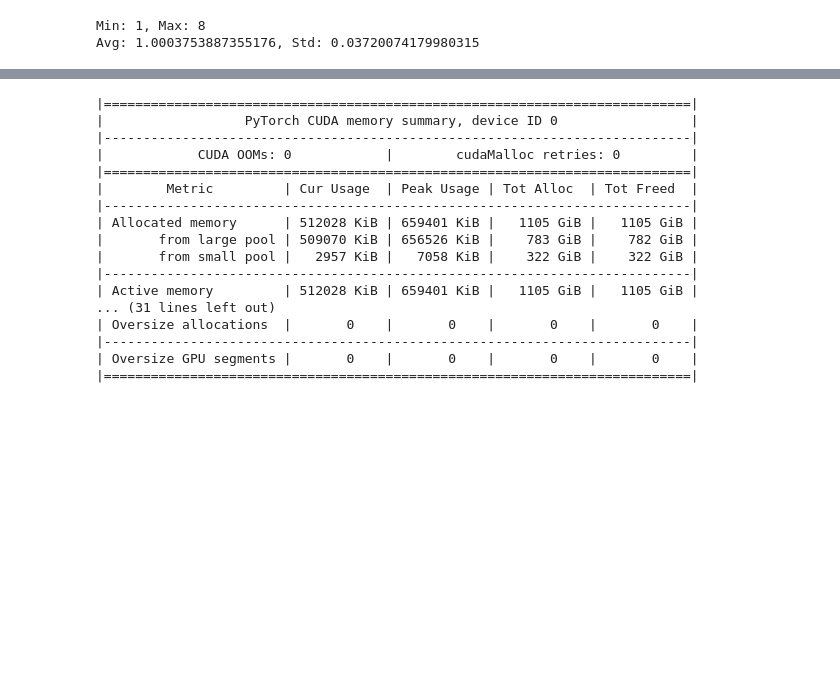
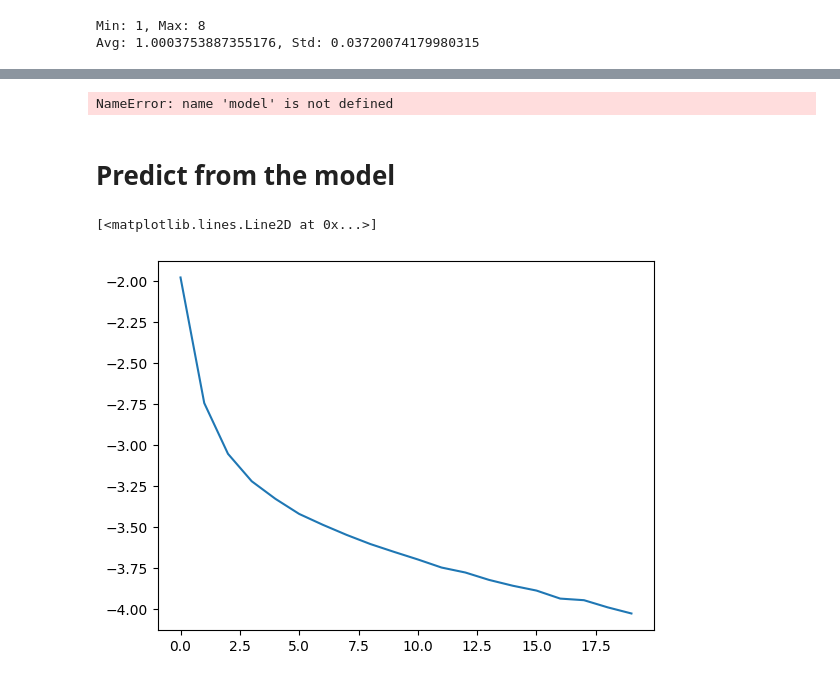
Before and after one commit to jonathancyu/prov-dp, a Jupyter notebook: graph_mlp.ipynb, the cells around one changed output, grey strips where cells are left out. Saved outputs shown, nothing was run; the diff lists cells and outputs as text; code cells hidden in the pictures; blank space fills up the shorter version.

Commit message:
working predicting discrete values

```diff
--- a/graph_mlp.ipynb
+++ b/graph_mlp.ipynb
@@ -136,15 +107,25 @@ context_length = 8
 ## Format training data
 X, Y = [], []
 
-for i, row in enumerate(dataset):
-    path_str, _ = row
+def format_path(path: str) -> list[int]:
     path_list = tokenize(path_str.split(' '))
+    # Convert into list of integers
     path = [stoi[s] for s in path_list]
+    # Pad the sequence and right align it
+    # TODO: this probably doesn't matter since the context never shifts, right?
     context = [0] * context_length
     for i in range(min(len(path), context_length)):
         context[-i-1] = path[i]
+    return
+
+
+for i, row in enumerate(dataset):
+    # Tokenize the path
+    path_str, _ = row
+    path = format_path(path_str)
+
     X.append(context)
-    Y.append(normalized_embeddings[i])
+    Y.append(i)
 
 X = torch.tensor(X, device=device)
 Y = torch.tensor(Y, device=device)
@@ -249,20 +214,4 @@ for i in range(max_steps):
-# %%
-print(torch.cuda.memory_summary())
-# %% [output]
-|===========================================================================|
-|                  PyTorch CUDA memory summary, device ID 0                 |
-|---------------------------------------------------------------------------|
-|            CUDA OOMs: 0            |        cudaMalloc retries: 0         |
-|===========================================================================|
-|        Metric         | Cur Usage  | Peak Usage | Tot Alloc  | Tot Freed  |
-|---------------------------------------------------------------------------|
-| Allocated memory      | 512028 KiB | 659401 KiB |   1105 GiB |   1105 GiB |
-|       from large pool | 509070 KiB | 656526 KiB |    783 GiB |    782 GiB |
-|       from small pool |   2957 KiB |   7058 KiB |    322 GiB |    322 GiB |
-|---------------------------------------------------------------------------|
-| Active memory         | 512028 KiB | 659401 KiB |   1105 GiB |   1105 GiB |
-... (31 lines left out)
-| Oversize allocations  |       0    |       0    |       0    |       0    |
-|---------------------------------------------------------------------------|
-| Oversize GPU segments |       0    |       0    |       0    |       0    |
-|===========================================================================|
+# %%
+len(model.parameters())
+# %% [output]
+NameError: name 'model' is not defined
@@ -268,0 +221,2 @@ print(torch.cuda.memory_summary())
+# %% [markdown]
+# Predict from the model
@@ -268,0 +225,7 @@ print(torch.cuda.memory_summary())
+# %%
+i = 0
+path_str, graph = dataset[i]
+path = format_path(path_str)
+# %% [output]
+[<matplotlib.lines.Line2D at 0x...>]
+[figure, added]
```
Also changed, not shown: parts of 13 cells of this notebook.
